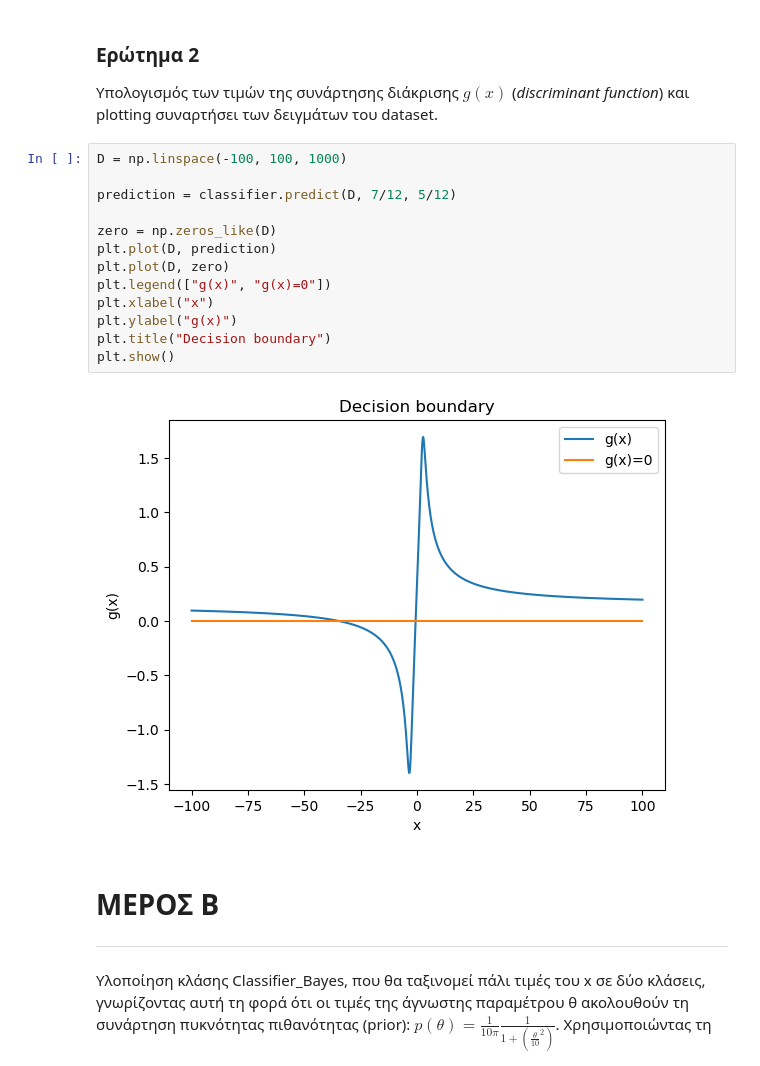
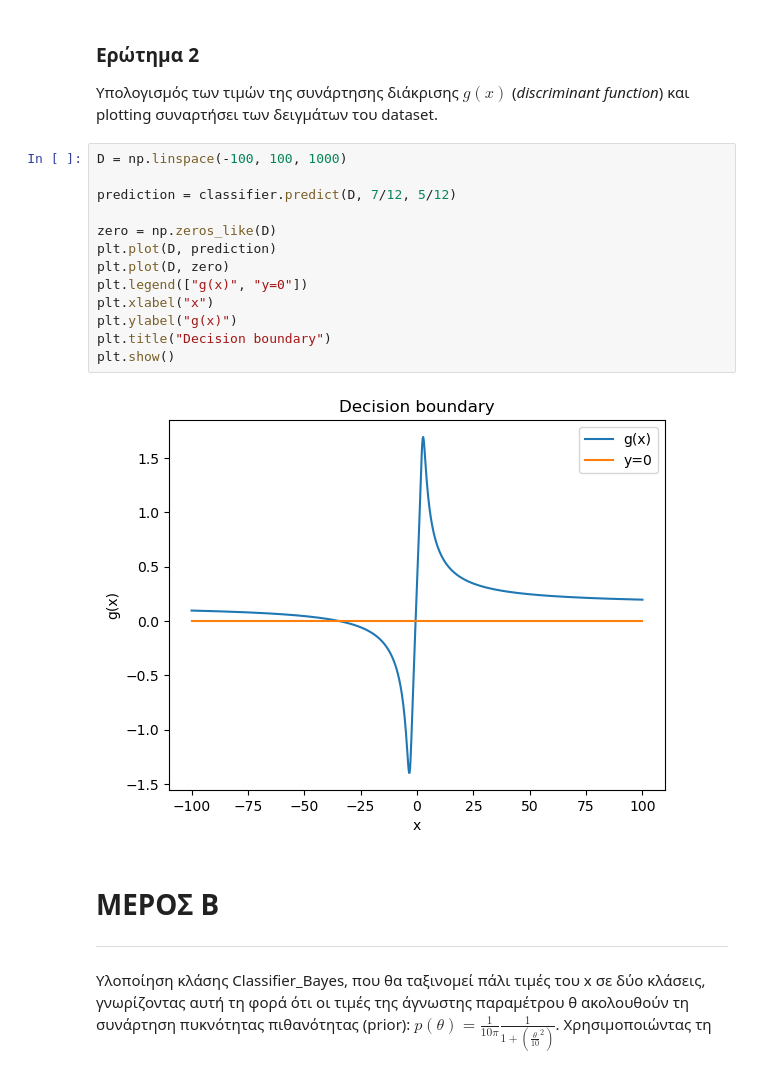
Before and after one commit to bilonio/ProjectML, a Jupyter notebook: Team30-AC.ipynb, the cells around one changed output. Cells and saved outputs as stored; diff of their text form.

```diff
--- a/Team30-AC.ipynb
+++ b/Team30-AC.ipynb
@@ -103,18 +103,18 @@ Theta estimation for D1 is:  2.5250501002003958
 # %%
 D = np.linspace(-100, 100, 1000)
 
 prediction = classifier.predict(D, 7/12, 5/12)
 
 zero = np.zeros_like(D)
 plt.plot(D, prediction)
 plt.plot(D, zero)
-plt.legend(["g(x)", "g(x)=0"])
+plt.legend(["g(x)", "y=0"])
 plt.xlabel("x")
 plt.ylabel("g(x)")
 plt.title("Decision boundary")
 plt.show()
 # %% [output]
-[figure, old version]
+[figure, new version]
 # %% [markdown]
 # ΜΕΡΟΣ Β
 ____________________________________________________________________________________
```
Also changed, not shown: parts of 1 cell of this notebook.
